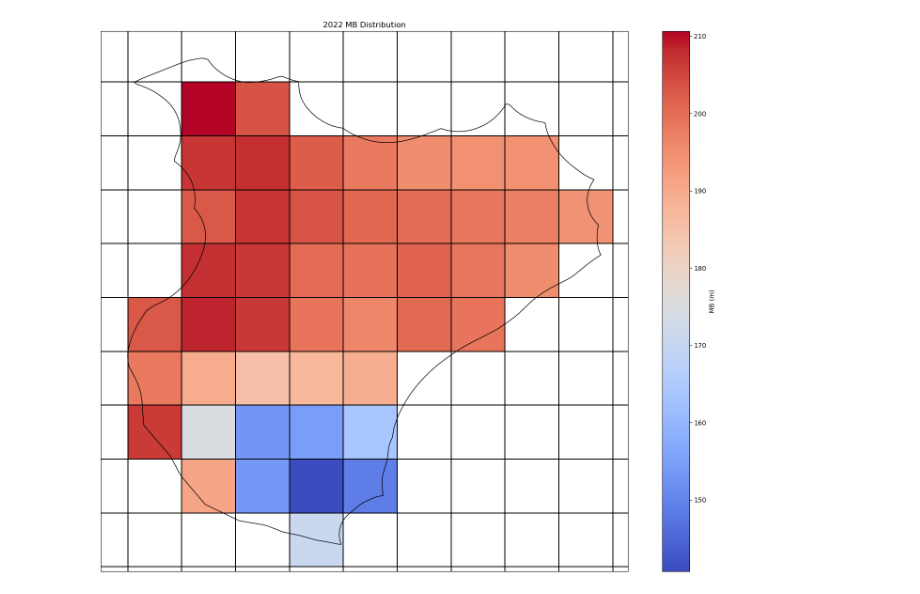
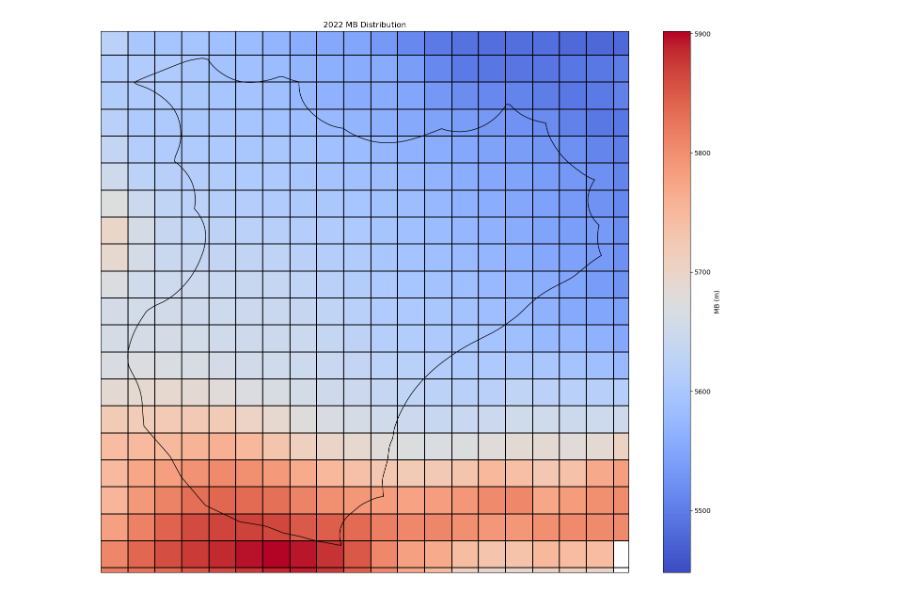
Before and after one commit to Rice-cas/cosipy_kqgr, a Jupyter notebook: plotinput.ipynb, the cells around one changed output. Drawn from its saved outputs; the diff is of its cells as text; code cells hidden in the pictures.

```diff
--- a/plotinput.ipynb
+++ b/plotinput.ipynb
@@ -18,7 +18,7 @@ plot = data.mean(dim='time')
 # 提取相关数据
 lat22 = plot['lat'].values  # 2022年纬度
 lon22 = plot['lon'].values  # 2022年经度
-MB22 = plot['G'].values  # 2022年温度数据（单位：°C）
+MB22 = plot['HGT'].values  # 2022年温度数据（单位：°C）
 
 
 # 将值为 0 的地方设置为空
@@ -27,31 +27,31 @@ MB22 = plot['G'].values  # 2022年温度数据（单位：°C）
 # 加载 Shapefile
 shp_path = "/home/rice/cosipy/data/static/Shapefiles/KQGR.shp"  # 替换为您的 .shp 文件路径
 shapefile = Reader(shp_path)
 shapefile_feature = ShapelyFeature(shapefile.geometries(), ccrs.PlateCarree(), edgecolor='black', facecolor='none')
 
 # 计算 Shapefile 的边界范围
 geometries = list(shapefile.geometries())
 bounds = box(*geometries[0].bounds)  # 取第一个几何体的边界
 for geom in geometries[1:]:
     bounds = bounds.union(box(*geom.bounds))  # 合并几何体的边界范围
 min_lon, min_lat, max_lon, max_lat = bounds.bounds  # 提取边界坐标
 
 # 创建一个 2x2 的子图（两行两列）
 fig, axes = plt.subplots(1, 1, figsize=(15, 12), subplot_kw={'projection': ccrs.PlateCarree()})
 
 # 绘制 2022 年的 MB分布图
 ax1 = axes
 mesh1 = ax1.pcolormesh(lon22, lat22, MB22, cmap='coolwarm', transform=ccrs.PlateCarree(), shading='auto', edgecolors='black', linewidth=0.2)
 fig.colorbar(mesh1, ax=ax1, label="MB (m)")
 ax1.add_feature(shapefile_feature, linewidth=1)
 ax1.set_extent([min_lon - 0.0005, max_lon + 0.0005, min_lat - 0.0005, max_lat + 0.0005], crs=ccrs.PlateCarree())
 ax1.set_title('2022 MB Distribution')
 
 
 # 调整布局
 plt.tight_layout()
 
 # 显示图像
 plt.show()
 # %% [output]
-[figure, old version]
+[figure, new version]
```
Also changed, not shown: 27 other files.
